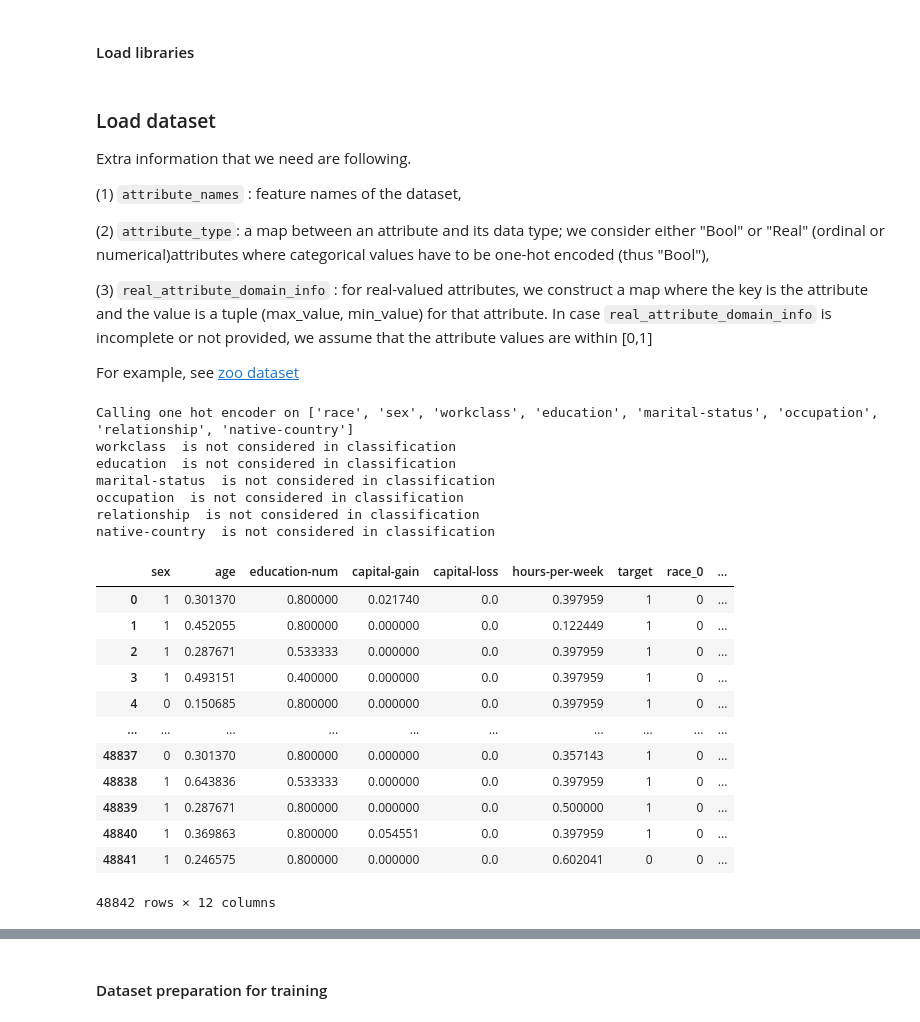
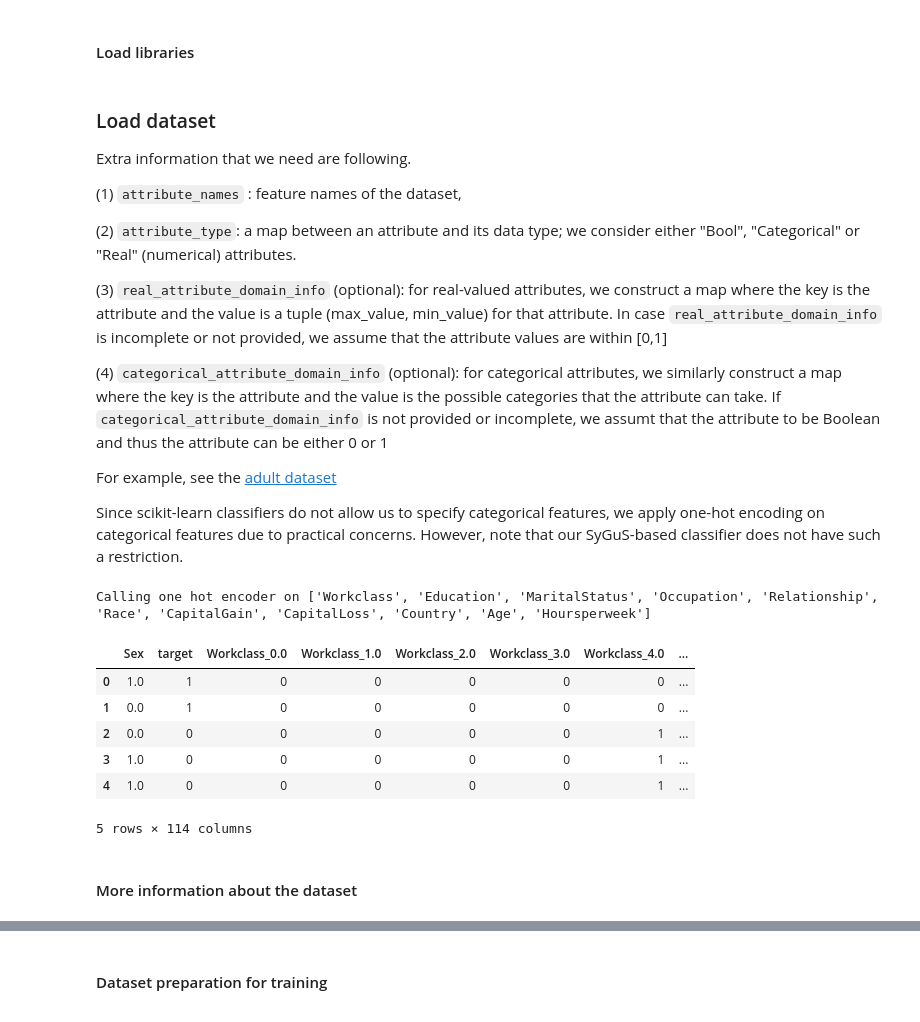
Before and after one commit to bishwamittra/pacX, a Jupyter notebook: documentation.ipynb, the cells around one changed output, grey strips where cells are left out. Saved outputs shown, nothing was run; the diff lists cells and outputs as text; code cells hidden in the pictures.

```diff
--- a/documentation.ipynb
+++ b/documentation.ipynb
@@ -26,55 +30,53 @@ Extra information that we need are following.
 
 (1) `attribute_names` : feature names of the dataset,
 
-(2) `attribute_type`: a map between an attribute and its data type; we consider either "Bool" or "Real" (ordinal or numerical)attributes where categorical values have to be one-hot encoded (thus "Bool"),
+(2) `attribute_type`: a map between an attribute and its data type; we consider either "Bool", "Categorical" or "Real" (numerical) attributes.
 
-(3) `real_attribute_domain_info` : for real-valued attributes, we construct a map where the key is the attribute and the value is a tuple (max_value, min_value) for that attribute. In case `real_attribute_domain_info` is incomplete or not provided, we assume that the attribute values are within \[0,1\]
+(3) `real_attribute_domain_info` (optional): for real-valued attributes, we construct a map where the key is the attribute and the value is a tuple (max_value, min_value) for that attribute. In case `real_attribute_domain_info` is incomplete or not provided, we assume that the attribute values are within \[0,1\]
 
-For example, see [zoo dataset](data/objects/zoo.py)
+(4) `categorical_attribute_domain_info` (optional): for categorical attributes, we similarly construct a map where the key is the attribute and the value is the possible categories that the attribute can take. If `categorical_attribute_domain_info` is not provided or incomplete, we assumt that the attribute to be Boolean and thus the attribute can be either 0 or 1
+
+For example, see the [adult dataset](data/objects/adult.py)
+
+Since scikit-learn classifiers do not allow us to specify categorical features, we apply one-hot encoding on categorical features due to practical concerns. However, note that our SyGuS-based classifier does not have such a restriction.
 # %%
 # choose one dataset
-dataset = ['zoo', 'adult', 'iris'][1]
+dataset = ['zoo', 'adult', 'iris', "anchor_adult"][3]
 
 df = None
 
 if(dataset == "zoo"):
     dataObj = zoo.Zoo()
     df = dataObj.get_df()
     # fix target class because zoo dataset has 7 classes while we support binary class datasets in this implementation
     target_class = [4]
     _temp = {}
     for i in range(1, len(df[dataObj.target].unique())+1):
         if(i in target_class):
             _temp[i] = 1
         else:
             _temp[i] = 0
     df[dataObj.target] = df[dataObj.target].map(_temp)
 elif(dataset == "adult"):
     dataObj = adult.Adult()
     df = dataObj.get_df()
 elif(dataset == "iris"):
     dataObj = iris.Iris()
     df = dataObj.get_df()
+elif(dataset == "anchor_adult"):
+    dataObj = anchor_dataset_wrap.Anchor(dataset_name="adult")
+    df = dataObj.get_df()
 
-df
+
+df.head()
 # %% [output]
-Calling one hot encoder on ['race', 'sex', 'workclass', 'education', 'marital-status', 'occupation', 'relationship', 'native-country']
-workclass  is not considered in classification
-education  is not considered in classification
-marital-status  is not considered in classification
-occupation  is not considered in classification
-relationship  is not considered in classification
-native-country  is not considered in classification
+Calling one hot encoder on ['Workclass', 'Education', 'MaritalStatus', 'Occupation', 'Relationship', 'Race', 'CapitalGain', 'CapitalLoss', 'Country', 'Age', 'Hoursperweek']
-|  | sex | age | education-num | capital-gain | capital-loss | hours-per-week | target | race_0 | ... |
-| 0 | 1 | 0.301370 | 0.800000 | 0.021740 | 0.0 | 0.397959 | 1 | 0 | ... |
-| 1 | 1 | 0.452055 | 0.800000 | 0.000000 | 0.0 | 0.122449 | 1 | 0 | ... |
-| 2 | 1 | 0.287671 | 0.533333 | 0.000000 | 0.0 | 0.397959 | 1 | 0 | ... |
-| 3 | 1 | 0.493151 | 0.400000 | 0.000000 | 0.0 | 0.397959 | 1 | 0 | ... |
-| 4 | 0 | 0.150685 | 0.800000 | 0.000000 | 0.0 | 0.397959 | 1 | 0 | ... |
-| ... | ... | ... | ... | ... | ... | ... | ... | ... | ... |
-| 48837 | 0 | 0.301370 | 0.800000 | 0.000000 | 0.0 | 0.357143 | 1 | 0 | ... |
-| 48838 | 1 | 0.643836 | 0.533333 | 0.000000 | 0.0 | 0.397959 | 1 | 0 | ... |
-| 48839 | 1 | 0.287671 | 0.800000 | 0.000000 | 0.0 | 0.500000 | 1 | 0 | ... |
-| 48840 | 1 | 0.369863 | 0.800000 | 0.054551 | 0.0 | 0.397959 | 1 | 0 | ... |
-| 48841 | 1 | 0.246575 | 0.800000 | 0.000000 | 0.0 | 0.602041 | 0 | 0 | ... |
+|  | Sex | target | Workclass_0.0 | Workclass_1.0 | Workclass_2.0 | Workclass_3.0 | Workclass_4.0 | ... |
+| 0 | 1.0 | 1 | 0 | 0 | 0 | 0 | 0 | ... |
+| 1 | 0.0 | 1 | 0 | 0 | 0 | 0 | 0 | ... |
+| 2 | 0.0 | 0 | 0 | 0 | 0 | 0 | 1 | ... |
+| 3 | 1.0 | 0 | 0 | 0 | 0 | 0 | 1 | ... |
+| 4 | 1.0 | 0 | 0 | 0 | 0 | 0 | 1 | ... |
-48842 rows × 12 columns
+5 rows × 114 columns
+# %% [markdown]
+#### More information about the dataset
```
Also changed, not shown: parts of 10 cells of this notebook, 27 other files.
